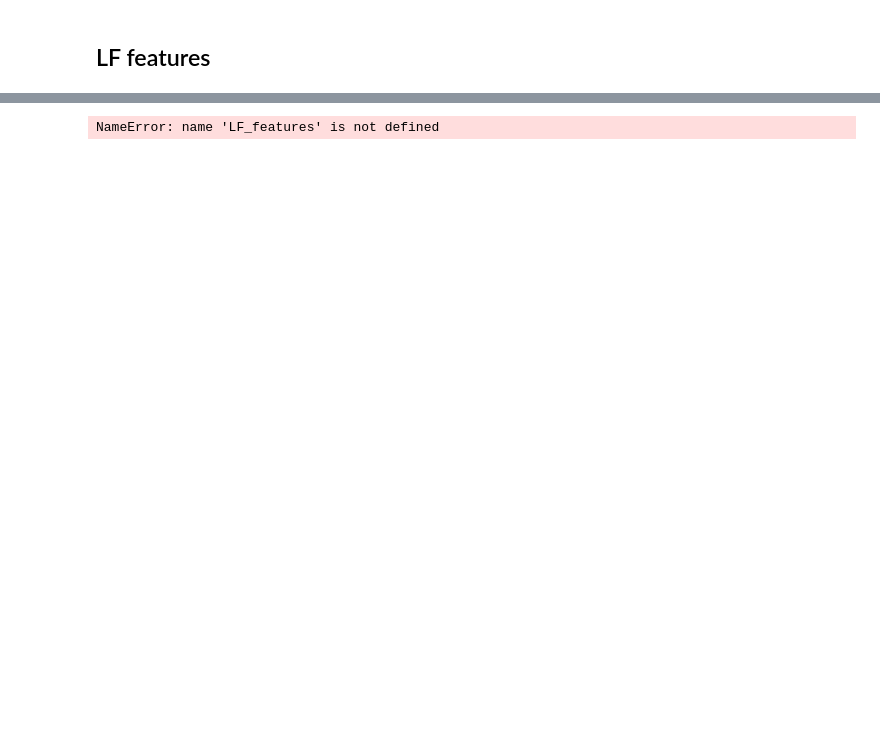
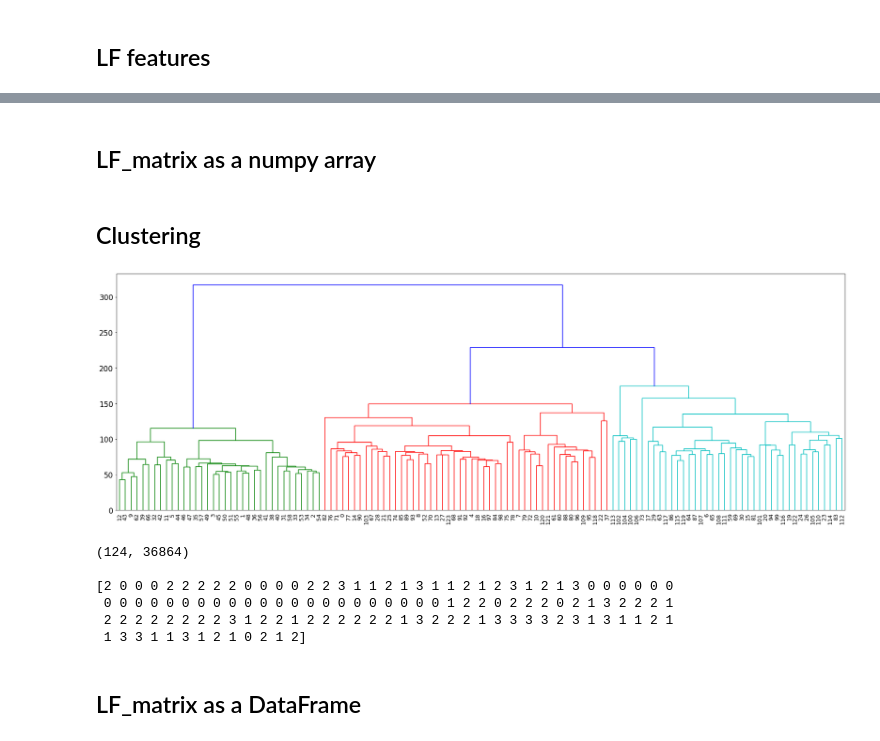
Before and after one commit to Hadi2468/DTI_Clustering, a Jupyter notebook: P4_36864.ipynb, the cells around one changed output, grey strips where cells are left out. Saved outputs shown, nothing was run; the diff lists cells and outputs as text; code cells hidden in the pictures; blank space fills up the shorter version.

```diff
--- a/P4_36864.ipynb
+++ b/P4_36864.ipynb
@@ -326,11 +360 @@ The first feature is -0.28968334197998047
-# %%
-LLL = LF_features.reshape(12,16,12,16)
-print(LLL.shape)   #(1, 192, 256, 192, 1)
-for m in range(16):
-    slice_0 = LLL[0, :, :, m]
-    slice_1 = LLL[1, :, :, m]
-    slice_2 = LLL[2, :, :, m]
-    show_slices([slice_0, slice_1, slice_2])
-# %% [output]
-NameError: name 'LF_features' is not defined
 # %%
@@ -337,2 +363,4 @@ NameError: name 'LF_features' is not defined
 # tensorboard --logdir=Logs       ## http://localhost:6006/
+# %% [markdown]
+## LF_matrix as a numpy array
 # %%
@@ -358 +385,46 @@ NameError: name 'LF_features' is not defined
+# %% [markdown]
+## Clustering
+# %%
+## Hierarchical Clustering
+
+LF_matrix = np.load('./Data/LF/LF_e1500.npy')
+
+from matplotlib.pyplot import cm
+plt.figure(figsize=(30, 10))
+# plt.grid()
+linked = linkage(LF_matrix, method='ward', metric='euclidean')   # ward , single , complete , weighted, average , centroid
+dendrogram(linked, orientation='top', distance_sort='descending', show_leaf_counts=True)  # descending
+cmap = cm.rainbow(np.linspace(0, 1, 2))
+# hierarchy.set_link_color_palette([mpl.colors.rgb2hex(rgb[:3]) for rgb in cmap])
+# hierarchy.set_link_color_palette(['m', 'c', 'y', 'k'])
+ax = plt.gca()
+ax.tick_params(axis='x', which='major', labelsize=13)
+ax.tick_params(axis='y', which='major', labelsize=17)
+plt.show()
+# %% [output]
+[figure, added]
+# %%
+## K-Means Clustering
+
+LF_matrix = np.load('./Data/LF/LF_e1500.npy')
+
+print(LF_matrix.shape, '\n')
+kmeans = KMeans(n_clusters=4, random_state=0).fit(LF_matrix)
+cluster_labels = kmeans.labels_
+print(cluster_labels, '\n\n\n')
+
+cluster_predict = kmeans.predict(LF_matrix[:])
+# print(cluster_predict, '\n\n\n')
+
+cluster_center = kmeans.cluster_centers_
+# print(cluster_center.shape, '\n\n', cluster_center)
+# %% [output]
+(124, 36864)
+
+[2 0 0 0 2 2 2 2 2 0 0 0 0 2 2 3 1 1 2 1 3 1 1 2 1 2 3 1 2 1 3 0 0 0 0 0 0
+ 0 0 0 0 0 0 0 0 0 0 0 0 0 0 0 0 0 0 0 0 0 0 1 2 2 0 2 2 2 0 2 1 3 2 2 2 1
+ 2 2 2 2 2 2 2 2 3 1 2 2 1 2 2 2 2 2 2 1 3 2 2 2 1 3 3 3 3 2 3 1 3 1 1 2 1
+ 1 3 3 1 1 3 1 2 1 0 2 1 2]
+# %% [markdown]
+## LF_matrix as a DataFrame
 # %%
```
Also changed, not shown: parts of 41 cells of this notebook, 22 other files.
